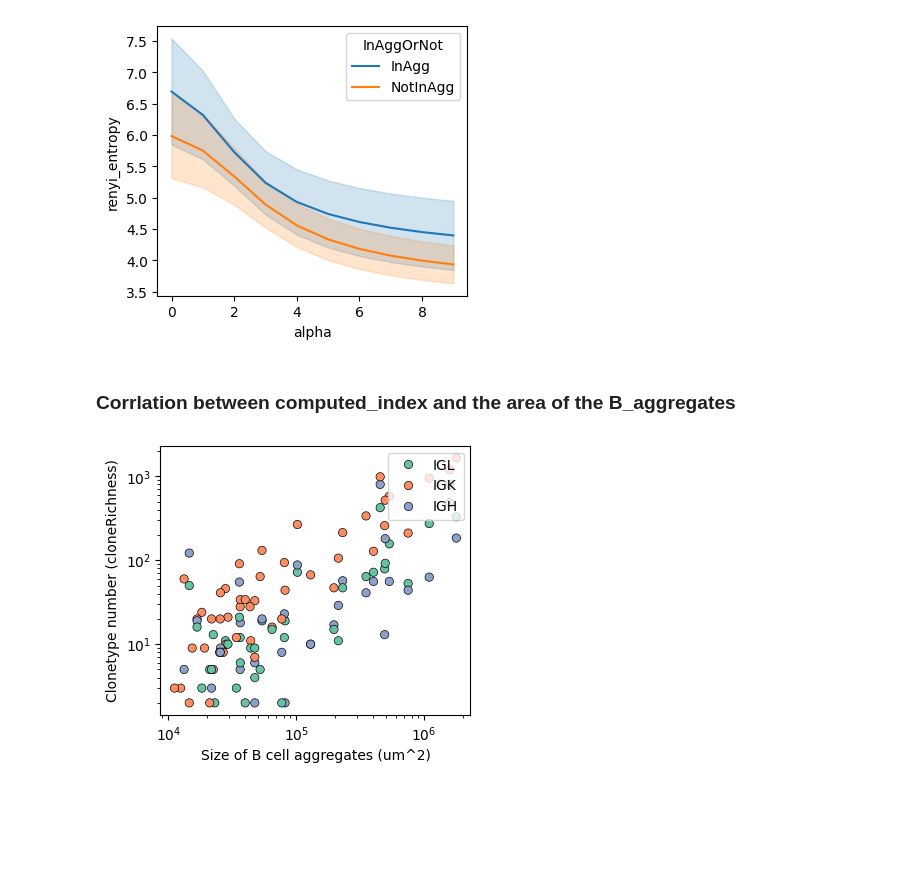
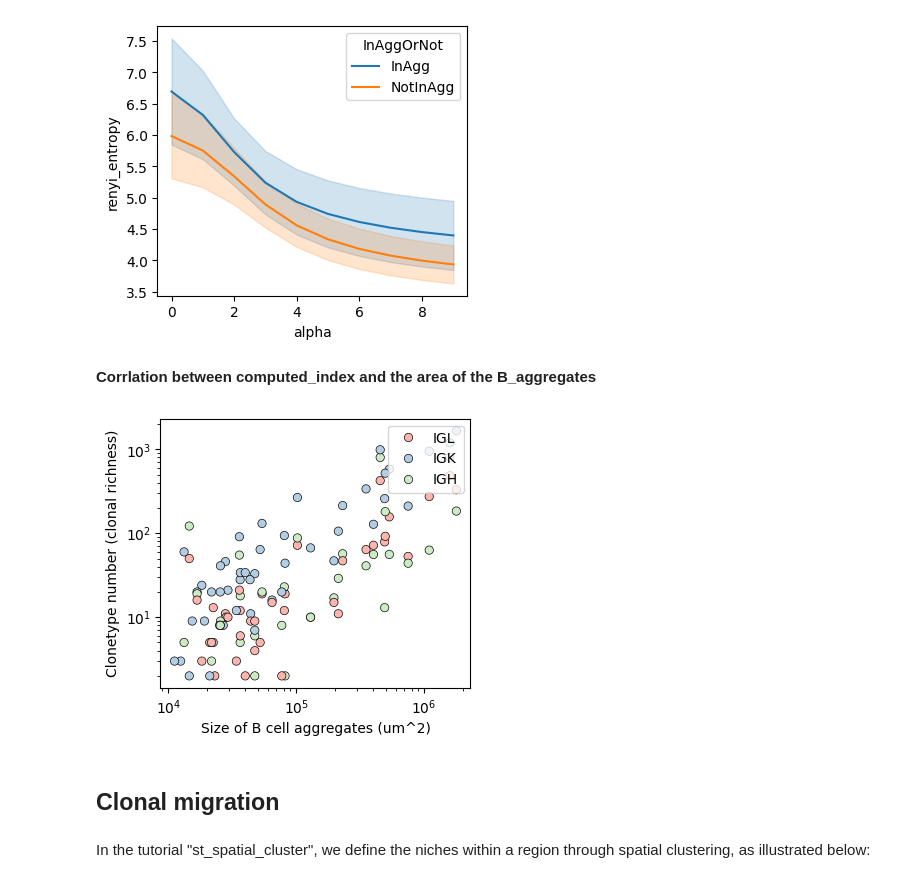
Before and after one commit to zenglab-pku/BAITS, a Jupyter notebook: docs/notebooks/st_VDJ_tutorial.ipynb, the cells around one changed output. Saved outputs shown, nothing was run; the diff lists cells and outputs as text; code cells hidden in the pictures; blank space fills up the shorter version.

```diff
--- a/docs/notebooks/st_VDJ_tutorial.ipynb
+++ b/docs/notebooks/st_VDJ_tutorial.ipynb
@@ -40,5 +45,5 @@ loc_y_key='Y'
 # %% [markdown]
 Compute the clone number and UMIs of spatial location (at the bin1 level)
 # %%
-bcr_loc_df = B_HIT.VDJ.tl.calculate_qc_clones( bcr_loc_df, sample_key, Cgene_key, clone_key, loc_x_key=loc_x_key, loc_y_key=loc_y_key, plot=True )
+bcr_loc_df = BAITS.VDJ.tl.calculate_qc_clones( bcr_loc_df, sample_col, Cgene_col, clone_col, loc_x_col=loc_x_col, loc_y_col=loc_y_col, plot=True )
 # %% [output]
@@ -46,4 +51,4 @@ bcr_loc_df = B_HIT.VDJ.tl.calculate_qc_clones( bcr_loc_df, sample_key, Cgene_key
 # %%
-bcr_loc_df = B_HIT.VDJ.tl.filter_clones_spatial(bcr_loc_df, 'clone_by_group_spatialLoc', min_clone_spatial=1)
-bcr_loc_df = B_HIT.VDJ.tl.calculate_qc_clones( bcr_loc_df, sample_key, Cgene_key, clone_key, plot=True )
+bcr_loc_df = BAITS.VDJ.tl.filter_clones_spatial(bcr_loc_df, 'clone_by_group_spatialLoc', min_clone_spatial=1)
+bcr_loc_df = BAITS.VDJ.tl.calculate_qc_clones( bcr_loc_df, sample_col, Cgene_col, clone_col, plot=True )
 # %% [output]
@@ -51,6 +56,6 @@ bcr_loc_df = B_HIT.VDJ.tl.calculate_qc_clones( bcr_loc_df, sample_key, Cgene_key
 # %%
-bcr_loc_df = B_HIT.VDJ.tl.calculate_qc_umis( bcr_loc_df, sample_key, Cgene_key, clone_key, plot=False )
+bcr_loc_df = BAITS.VDJ.tl.calculate_qc_umis( bcr_loc_df, sample_col, Cgene_col, clone_col, plot=False )
 
-bcr_loc_df = B_HIT.VDJ.tl.filter_umi_spatial(bcr_loc_df, 'umis_by_group_spatialLoc', min_umi_spatial=1)
-bcr_loc_df = B_HIT.VDJ.tl.calculate_qc_umis( bcr_loc_df, sample_key, Cgene_key, clone_key, plot=True )
+bcr_loc_df = BAITS.VDJ.tl.filter_umi_spatial(bcr_loc_df, 'umis_by_group_spatialLoc', min_umi_spatial=1)
+bcr_loc_df = BAITS.VDJ.tl.calculate_qc_umis( bcr_loc_df, sample_col, Cgene_col, clone_col, plot=True )
 # %% [output]
@@ -99,15 +98,19 @@ plt.show()
 # %% [output]
 [figure]
 # %% [markdown]
-### Corrlation between computed_index and the area of the B_aggregates
+**Corrlation between computed_index and the area of the B_aggregates**
 # %%
-agg_clone_df = B_HIT.VDJ.tl.calculate_qc_clones( bcr_loc_df, 'Bcell_aggregate_label', Cgene_key, clone_key, plot=False )
+agg_clone_df = BAITS.VDJ.tl.calculate_qc_clones( bcr_loc_df, 'Bcell_aggregate_label', Cgene_col, clone_col, plot=False )
 # %%
 plot_df = agg_clone_df[['sample', 'Cgene', 'BaggArea','clone_by_group']].drop_duplicates().dropna()
 
 fig, ax = plt.subplots(1,1,figsize=(4, 3.5))
-B_HIT.VDJ.pl._scatter_plot(plot_df, 'BaggArea', 'clone_by_group', groupby='Cgene', palette='Set2', x_log=True, y_log=True,
-             xlabel='Size of B cell aggregates (um^2)', ylabel='Clonetype number (cloneRichness)', ax=ax )
+BAITS.VDJ.pl._scatter_plot(plot_df, 'BaggArea', 'clone_by_group', groupby='Cgene', palette='Pastel1', x_log=True, y_log=True,
+             xlabel='Size of B cell aggregates (um^2)', ylabel='Clonetype number (clonal richness)', ax=ax )
 plt.show()
 # %% [output]
-[figure, old version]
+[figure, new version]
+# %% [markdown]
+## Clonal migration
+# %% [markdown]
+In the tutorial "st_spatial_cluster", we define the niches within a region through spatial clustering, as illustrated below:
```
Also changed, not shown: parts of 36 cells of this notebook, 22 other files.
